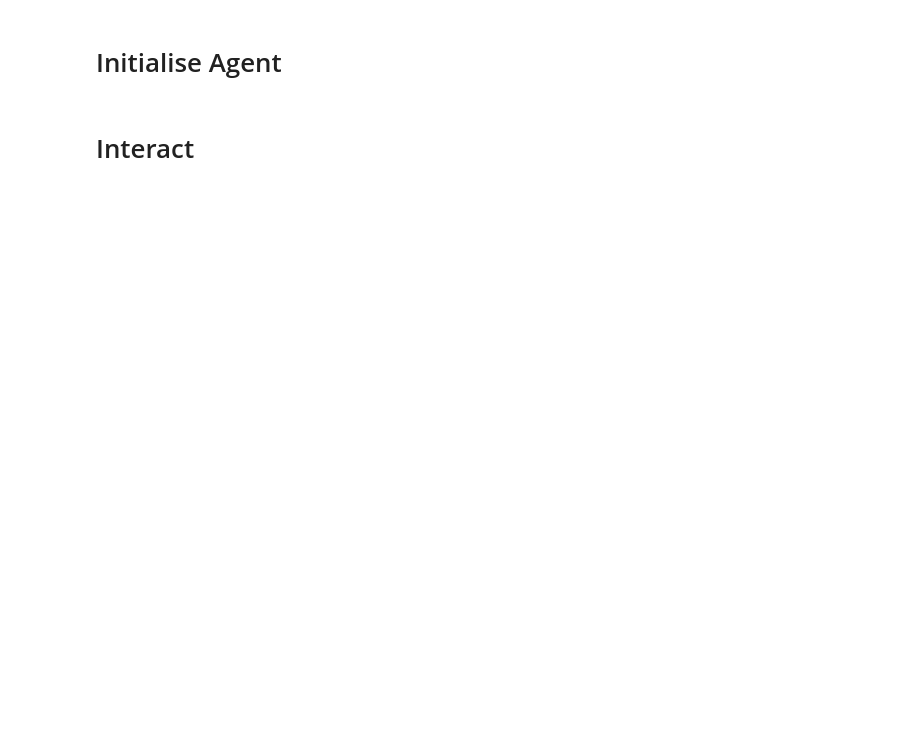
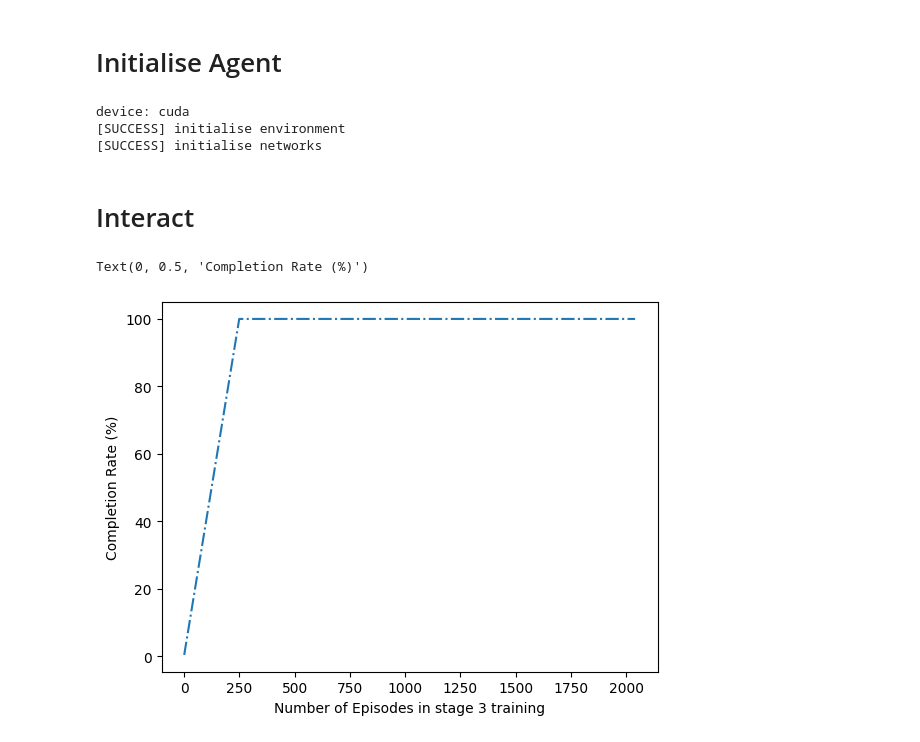
Before and after one commit to ryanyu512/vision_based_synergies_between_closed_loop_grasping_and_pushing, a Jupyter notebook: reinfocement_learning_train.ipynb, the cells around one changed output. Saved outputs shown, nothing was run; the diff lists cells and outputs as text; code cells hidden in the pictures; blank space fills up the shorter version.

```diff
--- a/reinfocement_learning_train.ipynb
+++ b/reinfocement_learning_train.ipynb
@@ -36,17 +43,26 @@ env = Env(obj_dir, N_obj, workspace_lim, cluttered_mode= False, is_debug = False
 # Initialise Agent
 # %%
 agent = Agent(env,
-              max_memory_size     = 25000,
-              max_memory_size_rl  = 1,
+              max_memory_size = 25000,
+              max_memory_size_rl = 1,
               max_memory_size_hld = 25000,
-              is_debug            = False,
-              N_batch             = 512,
-              N_batch_hld         = 512,
-              lr                  = 1e-4,
-              hld_lr              = 1e-3,
-              tau                 = 0.01,
-              tau_hld             = 0.01,
-              max_action_taken    = 50)
+              is_debug = False,
+              N_batch = 512,
+              N_batch_hld = 512,
+              lr = 1e-4,
+              hld_lr = 1e-3,
+              tau = 0.01,
+              tau_hld = 0.01,
+              max_action_taken = 50,
+              max_result_window = 500,
+              max_result_window_hld = 250,
+              max_result_window_eval = 100,
+              max_stage1_episode = 200,
+              save_all_exp_interval = 100)
+# %% [output]
+device: cuda
+[SUCCESS] initialise environment
+[SUCCESS] initialise networks
 # %% [markdown]
 # Interact
 # %%
@@ -56,3 +72,3 @@ agent.interact(max_episode = 1,
 # %%
-# agent.is_eval = False
-# agent.load_agent_data()
+agent.is_eval = False
+agent.load_agent_data()
@@ -66,0 +75,8 @@ agent.interact(max_episode = 1,
+# %%
+plt.plot(np.array(agent.CR_train)*100., '-.')
+
+plt.xlabel('Number of Episodes in stage 3 training')
+plt.ylabel('Completion Rate (%)')
+# %% [output]
+Text(0, 0.5, 'Completion Rate (%)')
+[figure, added]
```
Also changed, not shown: parts of 12 cells of this notebook, 7 other files.
